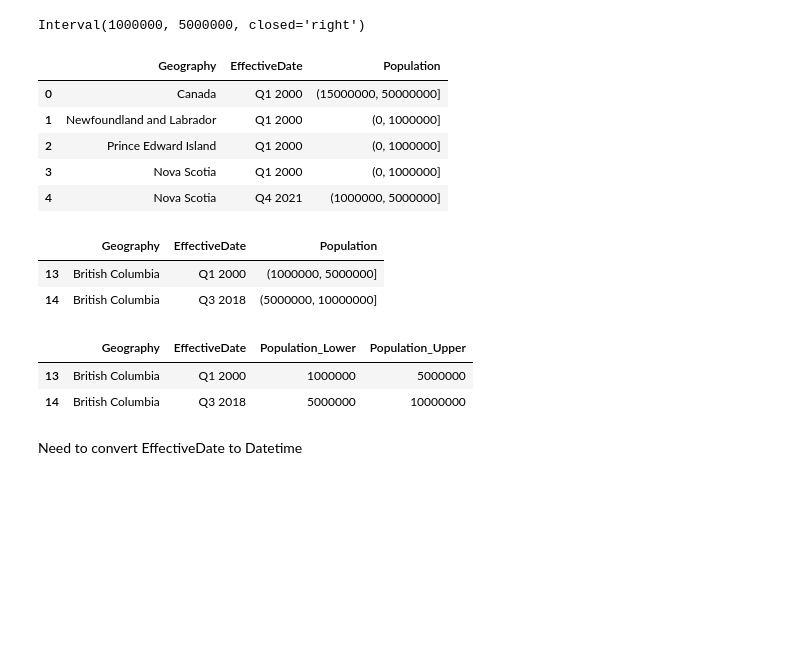
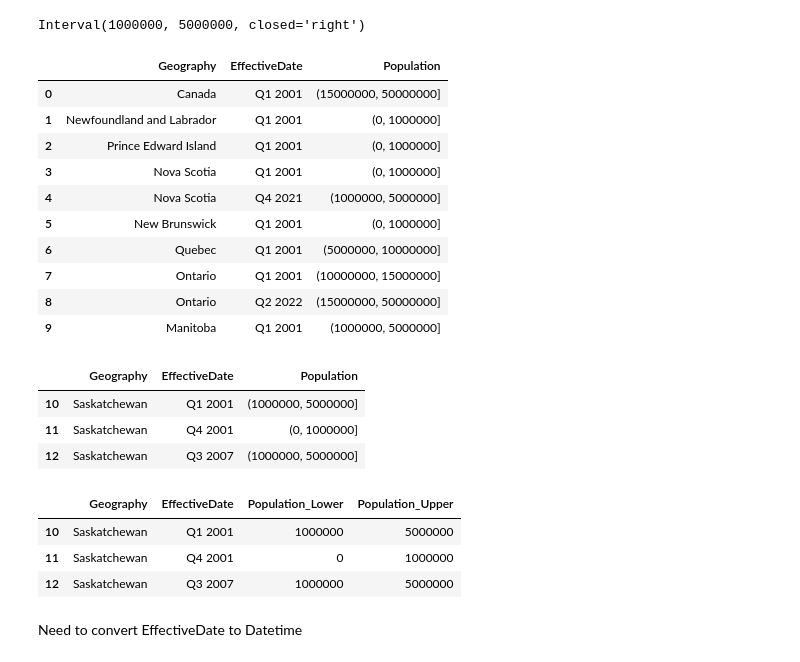
Before and after one commit to Daniel-Dumitrescu/csi4142-project, a Jupyter notebook: Region_Preprocessing.ipynb, the cells around one changed output. Saved outputs shown, nothing was run; the diff lists cells and outputs as text; code cells hidden in the pictures; blank space fills up the shorter version.

Commit message:
Modified region to properly append effective dates

```diff
--- a/Region_Preprocessing.ipynb
+++ b/Region_Preprocessing.ipynb
@@ -494,3 +494,6 @@ region_pop.head(20)
 | 15 | Prairies | 5130086 | 5143515 | 5159076 | 5171157 | 5179866 | 5192565 | 5210312 | 5230141 | 5244076 | ... | ... |
 | 16 | Territories | 98263 | 98065 | 98409 | 98552 | 98569 | 98678 | 99144 | 99432 | 99666 | ... | ... |
 17 rows × 97 columns
+# %%
+region_pop = region_pop.drop(columns = ['Q1 2000', 'Q2 2000', 'Q3 2000', 'Q4 2000'])
+region_pop.head()
@@ -555,10 +551,11 @@ Length: 97, dtype: object
 region_pop_changes = {}
 
 for region in region_pop['Geography'].values:
-    region_pop_only = region_pop[region_pop['Geography'] == region]
-    region_pop_specific = region_pop_only.set_index('Geography').T.drop_duplicates(subset=[region]).T
-    region_pop_specific = region_pop_specific.reset_index()
+    region_pop_only = region_pop[region_pop['Geography'] == region].iloc[0]
+    region_pop_shift = region_pop_only.loc[region_pop_only.shift(1) != region_pop_only]
+    region_pop_specific = pd.DataFrame(region_pop_shift).T
+    region_pop_specific = region_pop_specific.reset_index(drop=True)
     region_pop_changes[region] = region_pop_specific
 
-display(region_pop_changes['Ontario'])
+display(region_pop_changes['Saskatchewan'])
 # %% [output]
@@ -589,39 +586,46 @@ Interval(1000000, 5000000, closed='right')
 # %%
 regions_pop_list = list(region_pop_changes.keys())
 region_pop_changes_formatted = []
 
 for key in regions_pop_list:
     for col in region_pop_changes[key]:
         if not(col == 'Geography'):
             region_pop_changes_formatted.append({
                 'Geography': key,
                 'EffectiveDate': col,
                 'Population': region_pop_changes[key][col][0]
             })
 
 region_pop_changes_formatted = pd.DataFrame(region_pop_changes_formatted)
-display(region_pop_changes_formatted.head())
+display(region_pop_changes_formatted.head(10))
 # %% [output]
 |  | Geography | EffectiveDate | Population |
-| 0 | Canada | Q1 2000 | (15000000, 50000000] |
-| 1 | Newfoundland and Labrador | Q1 2000 | (0, 1000000] |
-| 2 | Prince Edward Island | Q1 2000 | (0, 1000000] |
-| 3 | Nova Scotia | Q1 2000 | (0, 1000000] |
+| 0 | Canada | Q1 2001 | (15000000, 50000000] |
+| 1 | Newfoundland and Labrador | Q1 2001 | (0, 1000000] |
+| 2 | Prince Edward Island | Q1 2001 | (0, 1000000] |
+| 3 | Nova Scotia | Q1 2001 | (0, 1000000] |
 | 4 | Nova Scotia | Q4 2021 | (1000000, 5000000] |
+| 5 | New Brunswick | Q1 2001 | (0, 1000000] |
+| 6 | Quebec | Q1 2001 | (5000000, 10000000] |
+| 7 | Ontario | Q1 2001 | (10000000, 15000000] |
+| 8 | Ontario | Q2 2022 | (15000000, 50000000] |
+| 9 | Manitoba | Q1 2001 | (1000000, 5000000] |
 # %%
-display(region_pop_changes_formatted[region_pop_changes_formatted['Geography'] == 'British Columbia'])
+display(region_pop_changes_formatted[region_pop_changes_formatted['Geography'] == 'Saskatchewan'])
 # %% [output]
 |  | Geography | EffectiveDate | Population |
-| 13 | British Columbia | Q1 2000 | (1000000, 5000000] |
-| 14 | British Columbia | Q3 2018 | (5000000, 10000000] |
+| 10 | Saskatchewan | Q1 2001 | (1000000, 5000000] |
+| 11 | Saskatchewan | Q4 2001 | (0, 1000000] |
+| 12 | Saskatchewan | Q3 2007 | (1000000, 5000000] |
 # %%
 region_pop_changes_formatted[['Population_Lower', 'Population_Upper']] = [[x.left, x.right] for x in region_pop_changes_formatted['Population']]
 region_pop_changes_formatted = region_pop_changes_formatted.drop(columns=['Population'])
-display(region_pop_changes_formatted[region_pop_changes_formatted['Geography'] == 'British Columbia'])
+display(region_pop_changes_formatted[region_pop_changes_formatted['Geography'] == 'Saskatchewan'])
 # %% [output]
 |  | Geography | EffectiveDate | Population_Lower | Population_Upper |
-| 13 | British Columbia | Q1 2000 | 1000000 | 5000000 |
-| 14 | British Columbia | Q3 2018 | 5000000 | 10000000 |
+| 10 | Saskatchewan | Q1 2001 | 1000000 | 5000000 |
+| 11 | Saskatchewan | Q4 2001 | 0 | 1000000 |
+| 12 | Saskatchewan | Q3 2007 | 1000000 | 5000000 |
 # %% [markdown]
 Need to convert EffectiveDate to Datetime
 # %%
```
Also changed, not shown: parts of 13 cells of this notebook, 1 other file.
